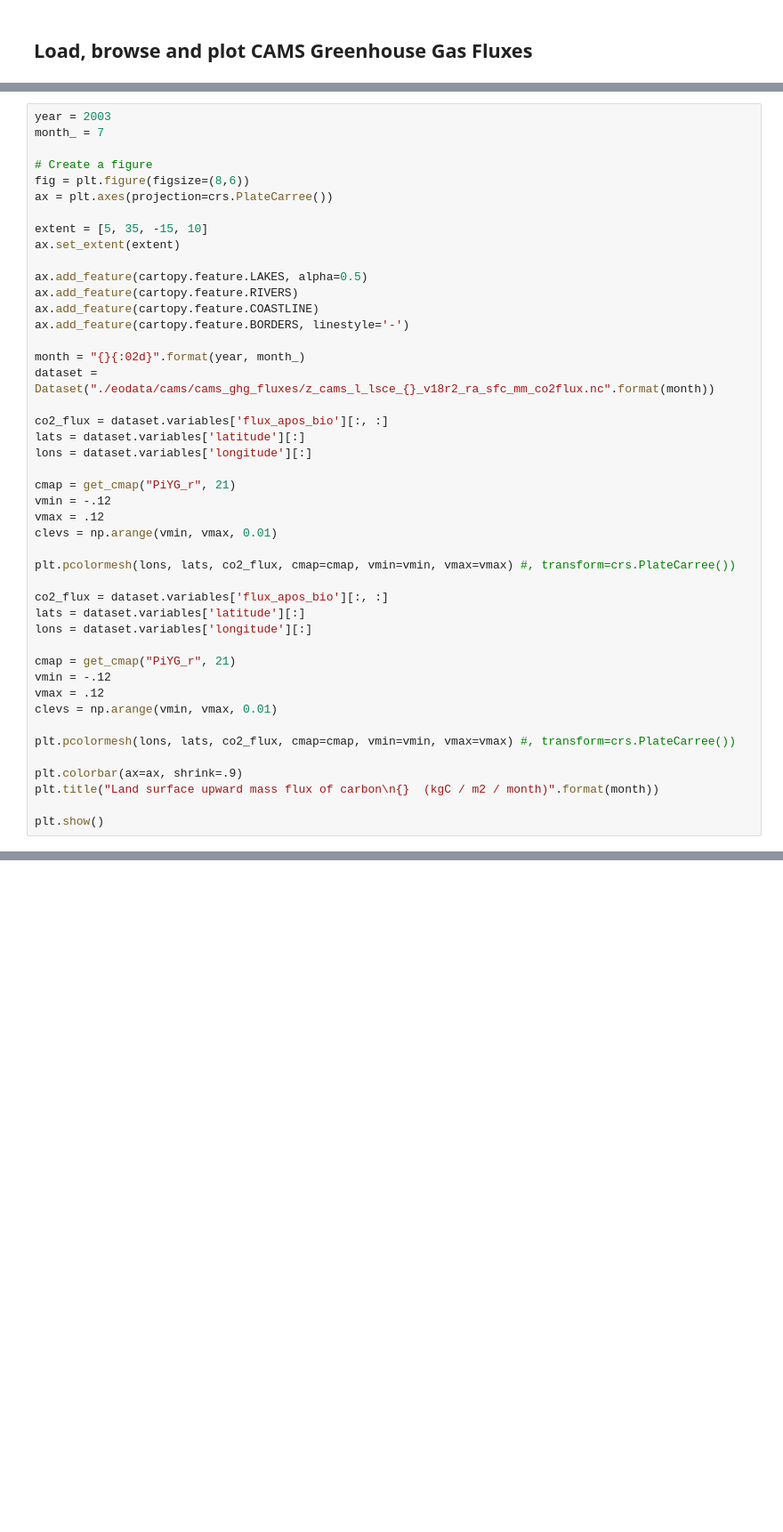
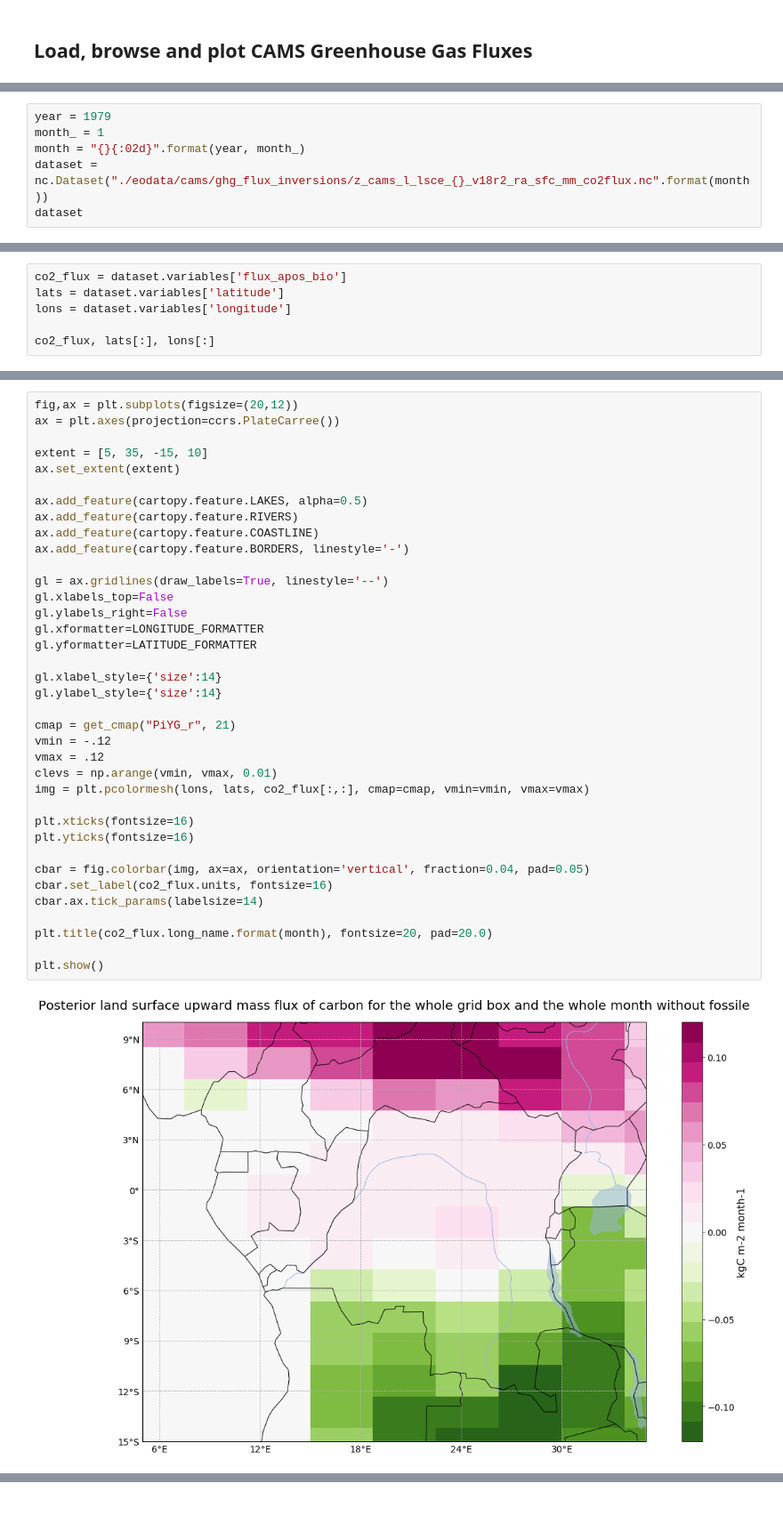
Before and after one commit to federicofierli1/LTPy_Notebooks_satellite_copernicus, a Jupyter notebook: 24_ltpy_v01_CAMS_data.ipynb, the cells around one changed output, grey strips where cells are left out. Shown at 89% size. Cells and saved outputs as stored; diff of their text form; blank space fills up the shorter version.

```diff
--- a/24_ltpy_v01_CAMS_data.ipynb
+++ b/24_ltpy_v01_CAMS_data.ipynb
@@ -185,0 +223,6 @@ visualize_imshow(frpfire_subset.isel(time=1),ccrs.PlateCarree(),[lonmin,lonmax,l
+# %%
+year = 1979
+month_ = 1
+month = "{}{:02d}".format(year, month_)
+dataset = nc.Dataset("./eodata/cams/ghg_flux_inversions/z_cams_l_lsce_{}_v18r2_ra_sfc_mm_co2flux.nc".format(month))
+dataset
@@ -185,0 +248,6 @@ visualize_imshow(frpfire_subset.isel(time=1),ccrs.PlateCarree(),[lonmin,lonmax,l
+# %%
+co2_flux = dataset.variables['flux_apos_bio']
+lats = dataset.variables['latitude']
+lons = dataset.variables['longitude']
+
+co2_flux, lats[:], lons[:]
@@ -186,45 +276,39 @@ visualize_imshow(frpfire_subset.isel(time=1),ccrs.PlateCarree(),[lonmin,lonmax,l
 # %%
-year = 2003
-month_ = 7
-
-# Create a figure
-fig = plt.figure(figsize=(8,6))
-ax = plt.axes(projection=crs.PlateCarree())
+fig,ax = plt.subplots(figsize=(20,12))
+ax = plt.axes(projection=ccrs.PlateCarree())
 
 extent = [5, 35, -15, 10]
 ax.set_extent(extent)
 
 ax.add_feature(cartopy.feature.LAKES, alpha=0.5)
 ax.add_feature(cartopy.feature.RIVERS)
 ax.add_feature(cartopy.feature.COASTLINE)
 ax.add_feature(cartopy.feature.BORDERS, linestyle='-')
 
-month = "{}{:02d}".format(year, month_)
-dataset = Dataset("./eodata/cams/cams_ghg_fluxes/z_cams_l_lsce_{}_v18r2_ra_sfc_mm_co2flux.nc".format(month))
+gl = ax.gridlines(draw_labels=True, linestyle='--')
+gl.xlabels_top=False
+gl.ylabels_right=False
+gl.xformatter=LONGITUDE_FORMATTER
+gl.yformatter=LATITUDE_FORMATTER
 
-co2_flux = dataset.variables['flux_apos_bio'][:, :]
-lats = dataset.variables['latitude'][:]
-lons = dataset.variables['longitude'][:]
+gl.xlabel_style={'size':14}
+gl.ylabel_style={'size':14}
 
 cmap = get_cmap("PiYG_r", 21)
 vmin = -.12
 vmax = .12
 clevs = np.arange(vmin, vmax, 0.01)
+img = plt.pcolormesh(lons, lats, co2_flux[:,:], cmap=cmap, vmin=vmin, vmax=vmax)
 
-plt.pcolormesh(lons, lats, co2_flux, cmap=cmap, vmin=vmin, vmax=vmax) #, transform=crs.PlateCarree())
+plt.xticks(fontsize=16)
+plt.yticks(fontsize=16)
 
-co2_flux = dataset.variables['flux_apos_bio'][:, :]
-lats = dataset.variables['latitude'][:]
-lons = dataset.variables['longitude'][:]
+cbar = fig.colorbar(img, ax=ax, orientation='vertical', fraction=0.04, pad=0.05)
+cbar.set_label(co2_flux.units, fontsize=16)
+cbar.ax.tick_params(labelsize=14)
 
-cmap = get_cmap("PiYG_r", 21)
-vmin = -.12
-vmax = .12
-clevs = np.arange(vmin, vmax, 0.01)
-
-plt.pcolormesh(lons, lats, co2_flux, cmap=cmap, vmin=vmin, vmax=vmax) #, transform=crs.PlateCarree())
-
-plt.colorbar(ax=ax, shrink=.9)
-plt.title("Land surface upward mass flux of carbon\n{}  (kgC / m2 / month)".format(month))
+plt.title(co2_flux.long_name.format(month), fontsize=20, pad=20.0)
 
 plt.show()
+# %% [output]
+[figure, added]
```
Also changed, not shown: parts of 36 cells of this notebook, 17 other files.
